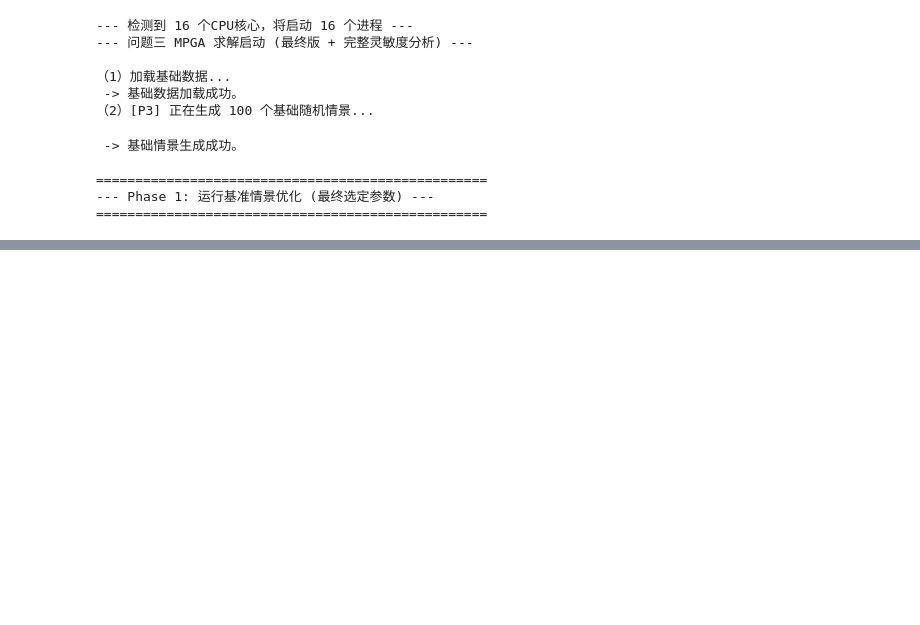
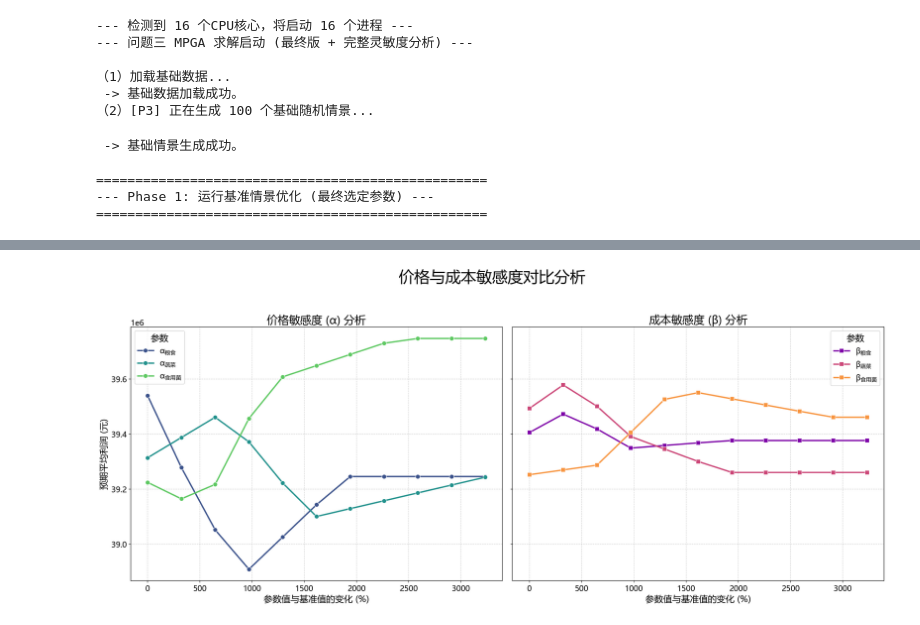
Before and after one commit to chenyirui2005/2024C, a Jupyter notebook: 5问题三/main.ipynb, the cells around one changed output, grey strips where cells are left out. Drawn from its saved outputs; the diff is of its cells as text; code cells hidden in the pictures; blank space fills up the shorter version.

```diff
--- a/5问题三/main.ipynb
+++ b/5问题三/main.ipynb
@@ -747,17 +858,27 @@ import numpy as np
 from pathlib import Path
 
 # --- 绘图配置 ---
-plt.rcParams['font.sans-serif'] = ['Microsoft YaHei', 'SimHei']
-plt.rcParams['axes.unicode_minus'] = False
+# 1. 为常规文本设置一个通用的中文字体列表
+plt.rcParams['font.sans-serif'] = [
+    'Microsoft YaHei', 'SimHei',     # Windows
+    'PingFang SC', 'Heiti SC',       # macOS
+    'Source Han Sans SC', 'Noto Sans CJK SC', # Linux / General
+    'WenQuanYi Micro Hei'             # Linux
+]
+# 2. [核心修正] 告诉Matplotlib的数学公式引擎也使用中文字体
+plt.rcParams['mathtext.fontset'] = 'custom'
+plt.rcParams['mathtext.rm'] = 'SimHei' # 这里使用黑体来渲染公式中的中文
+
+plt.rcParams['axes.unicode_minus'] = False # 解决负号显示问题
 plt.rcParams['font.size'] = 14
 plt.rcParams['axes.titlesize'] = 20
 plt.rcParams['axes.labelsize'] = 16
 
-# --- 定义基准参数 (与您主程序中的设定一致) ---
+# --- 定义基准参数 ---
 BASE_P_SENSITIVITY = {'粮食': 0.001, '蔬菜': 0.0015, '食用菌': 0.002}
 BASE_Q_SENSITIVITY = {'粮食': 0.0005, '蔬菜': 0.0005, '食用菌': 0.001}
 
-# --- 定义要加载和绘制的任务 ---
+# --- 定义任务 ---
 sensitivity_tasks = {
     'alpha': [
         {'file': 'chart7_sensitivity_analysis_p_grain.csv', 'x_col': 'p_grain', 'label': r'$\alpha_{粮食}$', 'base': BASE_P_SENSITIVITY['粮食']},
@@ -781,7 +902,6 @@ for param_type, tasks in sensitivity_tasks.items():
         file_path = result_dir / task['file']
         if file_path.exists():
             df = pd.read_csv(file_path)
-            # 计算变化百分比
             df['change_pct'] = (df[task['x_col']] / task['base'] - 1) * 100
             df['param_type'] = task['label']
             df['type'] = param_type
@@ -790,40 +910,71 @@ for param_type, tasks in sensitivity_tasks.items():
         else:
             print(f"警告: 未找到文件 {file_path}，将跳过该参数。")
 
-# --- [核心修正] 只有在成功加载数据后才进行绘图 ---
+# --- 绘图逻辑 ---
 if not data_found:
     print("\n错误：未能加载任何灵敏度分析数据，无法绘图。")
-    print("请确认：\n1. 您的主求解程序已成功运行到最后。\n2. 本脚本与'Result'文件夹位于同一目录下。")
 else:
     full_df = pd.concat(all_dfs)
+    min_pct = full_df['change_pct'].min()
+    max_pct = full_df['change_pct'].max()
+    common_x_pct = np.linspace(min_pct, max_pct, 11)
 
-    # --- 绘图 (1x2 子图) ---
-    fig, (ax1, ax2) = plt.subplots(1, 2, figsize=(20, 9))
+    interpolated_dfs = []
+    for param_label in full_df['param_type'].unique():
+        group_df = full_df[full_df['param_type'] == param_label].sort_values('change_pct')
+        x_original = group_df['change_pct']
+        y_original = group_df['profit']
+        y_interpolated = np.interp(common_x_pct, x_original, y_original)
+
+        temp_df = pd.DataFrame({
+            'change_pct': common_x_pct,
+            'profit': y_interpolated,
+            'param_type': param_label,
+            'type': group_df['type'].iloc[0]
+        })
+        interpolated_dfs.append(temp_df)
+
+    aligned_df = pd.concat(interpolated_dfs)
+
+    alpha_order = [task['label'] for task in sensitivity_tasks['alpha']]
+    beta_order = [task['label'] for task in sensitivity_tasks['beta']]
+
+    fig, (ax1, ax2) = plt.subplots(1, 2, figsize=(20, 9), sharey=True)
     fig.suptitle('价格与成本敏感度对比分析', fontsize=28, y=0.98)
 
-    # 子图1: 价格敏感度 (Alpha)
-    df_alpha = full_df[full_df['type'] == 'alpha']
+    df_alpha = aligned_df[aligned_df['type'] == 'alpha']
     sns.lineplot(data=df_alpha, x='change_pct', y='profit', hue='param_type',
-                 marker='o', ax=ax1, linewidth=2.5)
-    ax1.set_title('价格敏感度 ($\alpha$) 分析')
+                 hue_order=alpha_order, palette='viridis',
+                 marker='o', markersize=8, ax=ax1, linewidth=2.5)
+
+    ax1.set_title(r'价格敏感度 ($\alpha$) 分析')
     ax1.set_xlabel('参数值与基准值的变化 (%)')
     ax1.set_ylabel('预期平均利润 (元)')
     ax1.ticklabel_format(style='sci', axis='y', scilimits=(6,6))
     ax1.grid(True, linestyle='--', alpha=0.6)
-    ax1.legend(title='参数')
+    legend1 = ax1.get_legend()
+    if legend1:
+        legend1.set_title('参数')
+        plt.setp(legend1.get_title(), fontsize=16)
 
-    # 子图2: 成本敏感度 (Beta)
-    df_beta = full_df[full_df['type'] == 'beta']
+    df_beta = aligned_df[aligned_df['type'] == 'beta']
     sns.lineplot(data=df_beta, x='change_pct', y='profit', hue='param_type',
-                 marker='s', ax=ax2, linewidth=2.5)
-    ax2.set_title('成本敏感度 ($\beta$) 分析')
+                 hue_order=beta_order, palette='plasma',
+                 marker='s', markersize=8, ax=ax2, linewidth=2.5)
+
+    ax2.set_title(r'成本敏感度 ($\beta$) 分析')
     ax2.set_xlabel('参数值与基准值的变化 (%)')
-    ax2.set_ylabel('') # 隐藏Y轴标签以保持整洁
+    ax2.set_ylabel('')
     ax2.ticklabel_format(style='sci', axis='y', scilimits=(6,6))
     ax2.grid(True, linestyle='--', alpha=0.6)
-    ax2.legend(title='参数')
+    legend2 = ax2.get_legend()
+    if legend2:
+        legend2.set_title('参数')
+        plt.setp(legend2.get_title(), fontsize=16)
 
     plt.tight_layout(rect=[0, 0.03, 1, 0.95])
-    plt.savefig("Result/整合版灵敏度分析图.png", dpi=300)
-    print("\n图像已成功保存至: Result/整合版灵敏度分析图.png")
+
+    save_path = result_dir / "灵敏度分析图.png"
+    plt.savefig(save_path, dpi=300)
+    print(f"\n图像已成功保存至: {save_path}")
 # %% [output]
@@ -844,3 +982,4 @@ ParseException: Expected end of text, found '$'  (at char 7), (line:1, col:8)
+[figure, added]
 # %%
 # -*- coding: utf-8 -*-
 # 文件名: plot_discrete_heatmap_final_polished_v3.py
```
Also changed, not shown: parts of 7 cells of this notebook, 14 other files.
